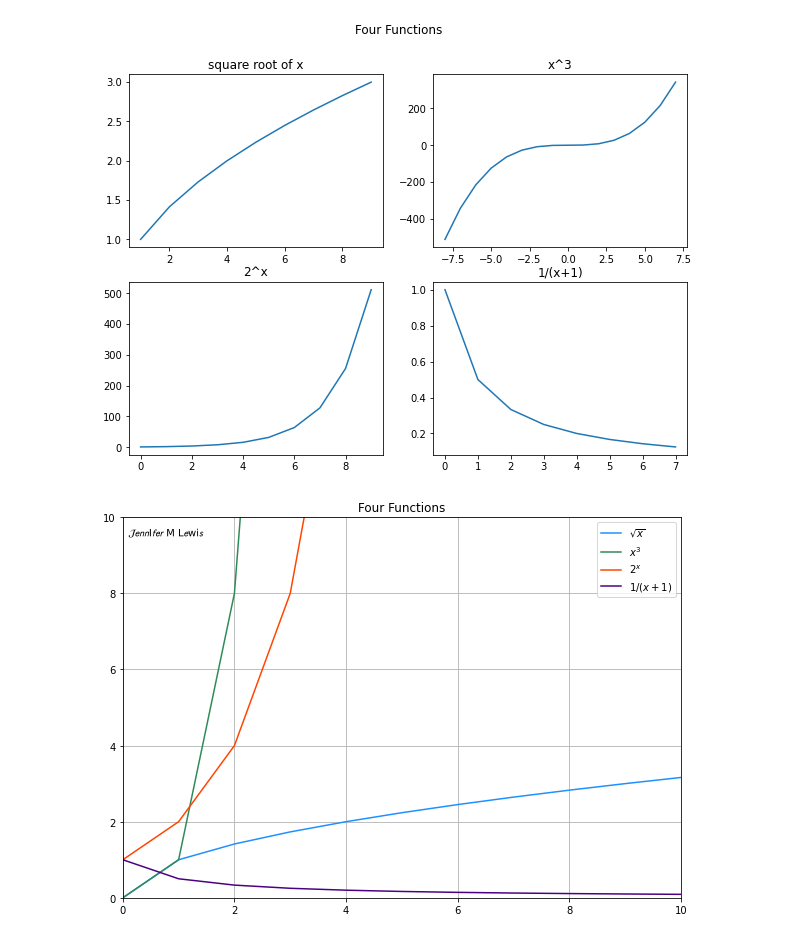
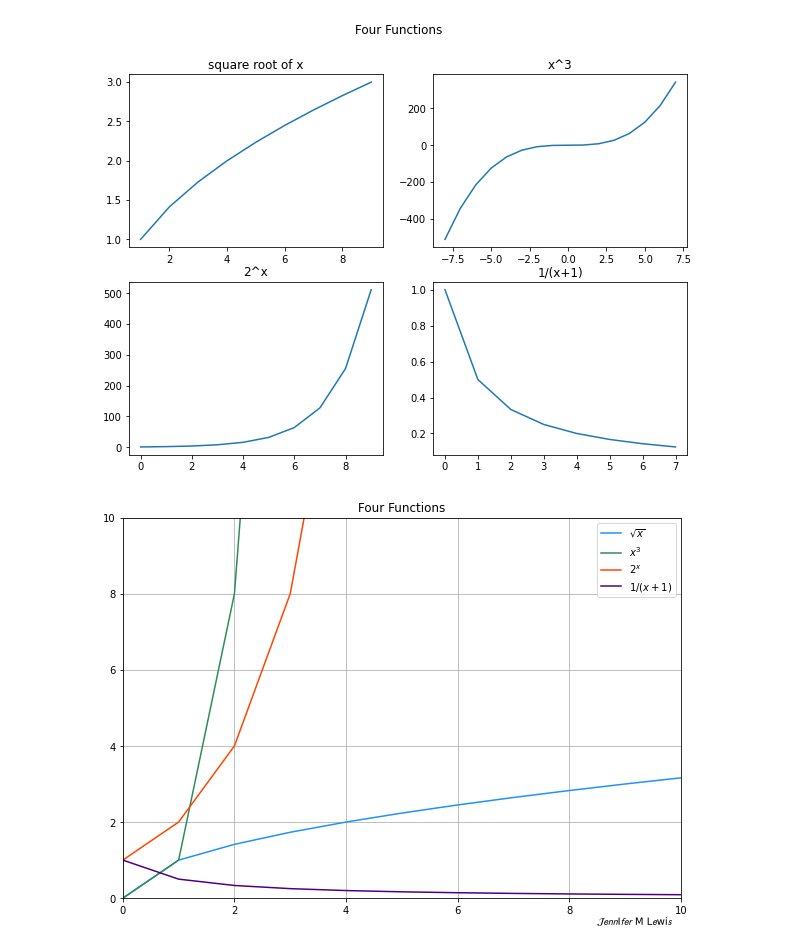
Before and after one commit to JenniferMLewis/numpy-pandas-visualization-exercises, a Jupyter notebook: matplotlib_exercises.ipynb, the cells around one changed output. Cells and saved outputs as stored; diff of their text form; code cells hidden in the pictures.

Commit message:
Quick Edit, realised I could move my name to below the graph instead of inside it.

```diff
--- a/matplotlib_exercises.ipynb
+++ b/matplotlib_exercises.ipynb
@@ -55,32 +55,32 @@ plt.plot(x1, y1, c = 'dodgerblue', label = '$\sqrt{x}$')
 plt.title('square root of x')
 
 x2 = range(-5, 5)
 y2 = [n ** 3 for n in x2]
 plt.plot(x2, y2, c = 'seagreen',label = '$x^3$')
 plt.title('x^3')
 
 x3 = range(-5, 5)
 y3 = [2 ** n for n in x3]
 plt.plot(x3, y3, c = 'orangered', label = '$2^x$')
 plt.title('2^x')
 
 x4 = range(0, 15)
 y4 = [1/(n + 1) for n in x4]
 plt.plot(x4, y4, c = 'indigo', label = '$1/(x+1)$')
 
 plt.xlim(0, 10)
 plt.ylim(0, 10)
 
 # for text it goes plt.text(x-axis, y-axis, "Your Text Here")
 # I don't actually know what curves the last bonus speaks of, so I hope the cursive/caligraphy writing from LaTex works.
-text = plt.text(0.1, 9.5, "$\mathcal{J}$" + "$\mathcal{e}$" + "$\mathcal{n}$" + "$\mathcal{n}$" + "I" + "$\mathcal{f}$" + "$\mathcal{e}$" + "$\mathcal{r}$" + " " + "M" + " " + "L" + "$\mathcal{e}$" + "w" + "i" + "$\mathcal{s}$")
+text = plt.text(8.5, -0.7, "$\mathcal{J}$" + "$\mathcal{e}$" + "$\mathcal{n}$" + "$\mathcal{n}$" + "I" + "$\mathcal{f}$" + "$\mathcal{e}$" + "$\mathcal{r}$" + " " + "M" + " " + "L" + "$\mathcal{e}$" + "w" + "i" + "$\mathcal{s}$")
 text.set_path_effects([
     fx.Stroke(linewidth = 3, foreground = '1.0'),
     fx.Normal()])
 
 plt.title('Four Functions')
 plt.legend()
 plt.grid()
 plt.show()
 # %% [output]
-[figure, old version]
+[figure, new version]
```
